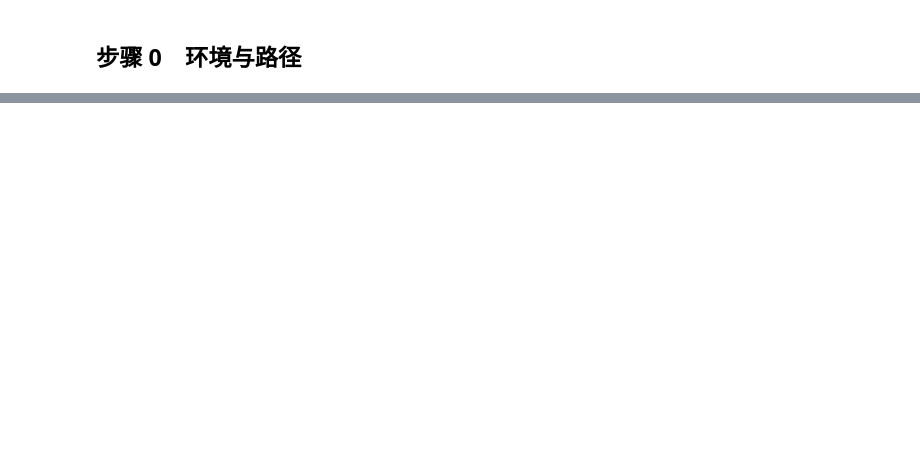
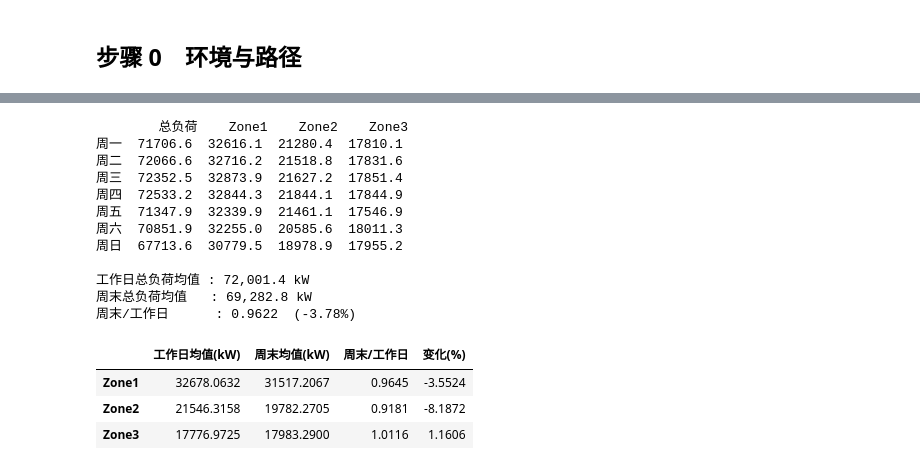
Before and after one commit to Lizhuiii/power-load-forecast-topic4, a Jupyter notebook: project/02_load_patterns.ipynb, the cells around one changed output, grey strips where cells are left out. Cells and saved outputs as stored; diff of their text form; code cells hidden in the pictures; blank space fills up the shorter version.

```diff
--- a/project/02_load_patterns.ipynb
+++ b/project/02_load_patterns.ipynb
@@ -301,0 +230,62 @@ print("\nZone3/Zone1 比值：7月=", round(ratio[7], 3), " 9月=", round(ratio[
+# %%
+DOW_LABEL = ["周一", "周二", "周三", "周四", "周五", "周六", "周日"]
+weekly = df.groupby(feat["dow"])[profile_cols].mean().reindex(range(7))
+weekly.index = DOW_LABEL
+weekly.round(3).to_csv(TABLE_DIR / "weekly_load_profile.csv", encoding="utf-8-sig")
+
+weekday_mean = float(weekly.loc[DOW_LABEL[:5], TOTAL].mean())
+weekend_mean = float(weekly.loc[DOW_LABEL[5:], TOTAL].mean())
+weekend_ratio = weekend_mean / weekday_mean
+
+zone_weekend_ratio = pd.DataFrame({
+    "工作日均值(kW)": [float(weekly.loc[DOW_LABEL[:5], c].mean()) for c in ZONE_COLS],
+    "周末均值(kW)": [float(weekly.loc[DOW_LABEL[5:], c].mean()) for c in ZONE_COLS],
+}, index=[COL_LABEL[c] for c in ZONE_COLS])
+zone_weekend_ratio["周末/工作日"] = zone_weekend_ratio["周末均值(kW)"] / zone_weekend_ratio["工作日均值(kW)"]
+zone_weekend_ratio["变化(%)"] = (zone_weekend_ratio["周末/工作日"] - 1) * 100
+zone_weekend_ratio.round(4).to_csv(TABLE_DIR / "zone_weekend_ratio.csv", encoding="utf-8-sig")
+
+print(weekly.round(1).rename(columns=COL_LABEL))
+print(f"\n工作日总负荷均值 : {weekday_mean:,.1f} kW")
+print(f"周末总负荷均值   : {weekend_mean:,.1f} kW")
+print(f"周末/工作日      : {weekend_ratio:.4f}  ({(weekend_ratio - 1) * 100:+.2f}%)")
+display(zone_weekend_ratio.round(4))
+
+fig, axes = plt.subplots(1, 2, figsize=(14, 5))
+bar_colors = ["#1f4e9c"] * 5 + ["#e07b39"] * 2
+bars = axes[0].bar(weekly.index, weekly[TOTAL], color=bar_colors, alpha=0.9)
+for b, v in zip(bars, weekly[TOTAL]):
+    axes[0].text(b.get_x() + b.get_width() / 2, v + 250, f"{v:,.0f}", ha="center", fontsize=8)
+axes[0].set_ylim(weekly[TOTAL].min() * 0.93, weekly[TOTAL].max() * 1.04)
+axes[0].set_ylabel("平均负荷（kW）")
+axes[0].set_title("(a) 周内平均总负荷", loc="left")
+axes[0].tick_params(axis="x", labelrotation=0)
+
+ratio_values = zone_weekend_ratio["周末/工作日"].values
+ratio_bars = axes[1].bar(zone_weekend_ratio.index, ratio_values, color=[COL_COLOR[c] for c in ZONE_COLS], alpha=0.9)
+for b, v in zip(ratio_bars, ratio_values):
+    axes[1].text(b.get_x() + b.get_width() / 2, v + 0.006, f"{v:.3f}", ha="center", fontsize=9)
+axes[1].axhline(1.0, color="#334155", ls="--", lw=1)
+axes[1].set_ylim(min(0.88, ratio_values.min() - 0.02), max(1.03, ratio_values.max() + 0.02))
+axes[1].set_ylabel("周末均值 / 工作日均值")
+axes[1].set_title("(b) 分区的周末效应", loc="left")
+fig.suptitle("周内负荷规律与分区周末效应", x=0.01, ha="left", fontsize=13)
+fig.savefig(FIG_DIR / "figB_weekly_profile.png", dpi=180)
+plt.close(fig)
+# %% [output]
+        总负荷    Zone1    Zone2    Zone3
+周一  71706.6  32616.1  21280.4  17810.1
+周二  72066.6  32716.2  21518.8  17831.6
+周三  72352.5  32873.9  21627.2  17851.4
+周四  72533.2  32844.3  21844.1  17844.9
+周五  71347.9  32339.9  21461.1  17546.9
+周六  70851.9  32255.0  20585.6  18011.3
+周日  67713.6  30779.5  18978.9  17955.2
+
+工作日总负荷均值 : 72,001.4 kW
+周末总负荷均值   : 69,282.8 kW
+周末/工作日      : 0.9622  (-3.78%)
+|  | 工作日均值(kW) | 周末均值(kW) | 周末/工作日 | 变化(%) |
+| Zone1 | 32678.0632 | 31517.2067 | 0.9645 | -3.5524 |
+| Zone2 | 21546.3158 | 19782.2705 | 0.9181 | -8.1872 |
+| Zone3 | 17776.9725 | 17983.2900 | 1.0116 | 1.1606 |
```
Also changed, not shown: parts of 37 cells of this notebook, 17 other files.
